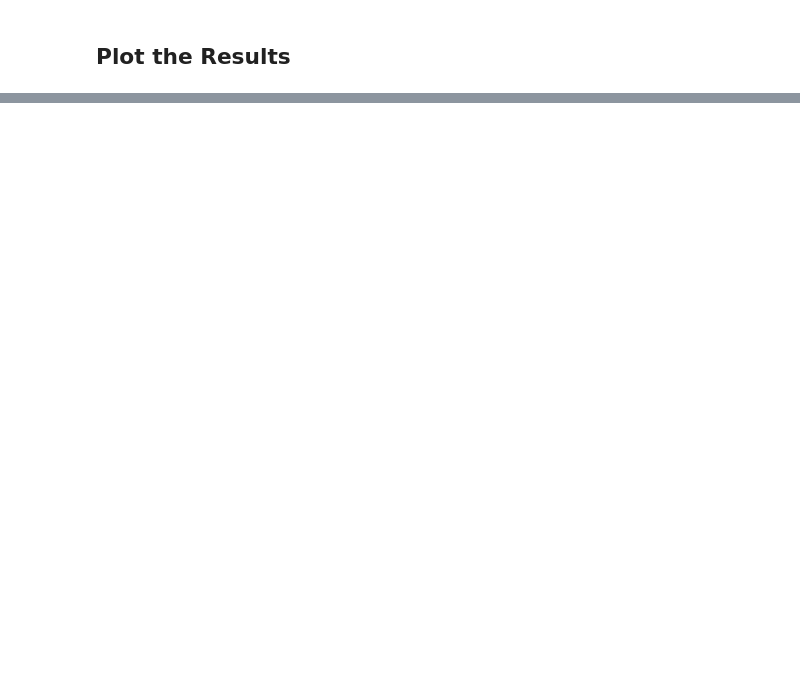
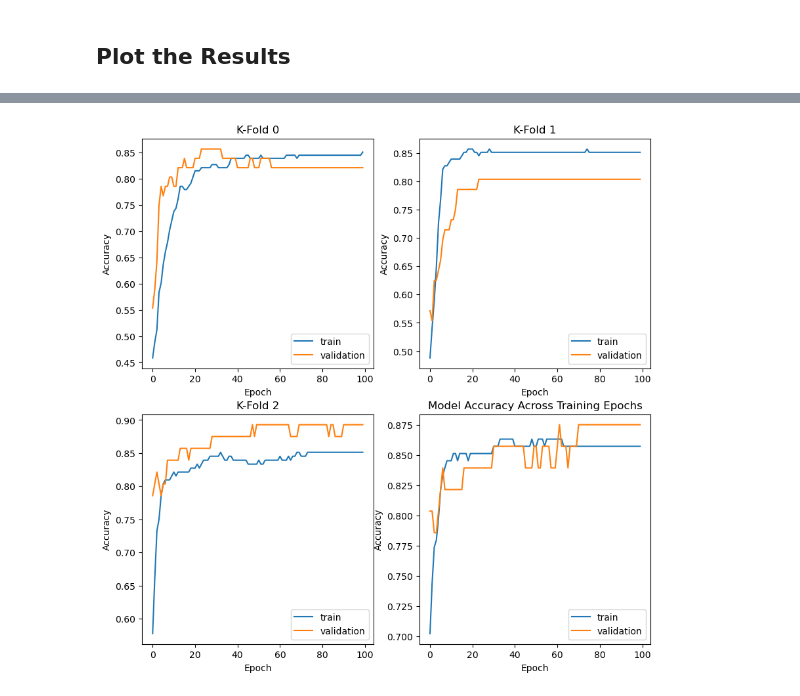
Before and after one commit to ADPriceless/TDA_Asssignment_HeartFailure, a Jupyter notebook: experiment_nn.ipynb, the cells around one changed output, grey strips where cells are left out. Saved outputs shown, nothing was run; the diff lists cells and outputs as text; code cells hidden in the pictures; blank space fills up the shorter version.

```diff
--- a/experiment_nn.ipynb
+++ b/experiment_nn.ipynb
@@ -330,0 +348,4 @@ for history in best_history:
+# %%
+plot_all_runs(best_history, 'accuracy')
+# %% [output]
+[figure, added]
```
Also changed, not shown: parts of 23 cells of this notebook, 1 other file.
